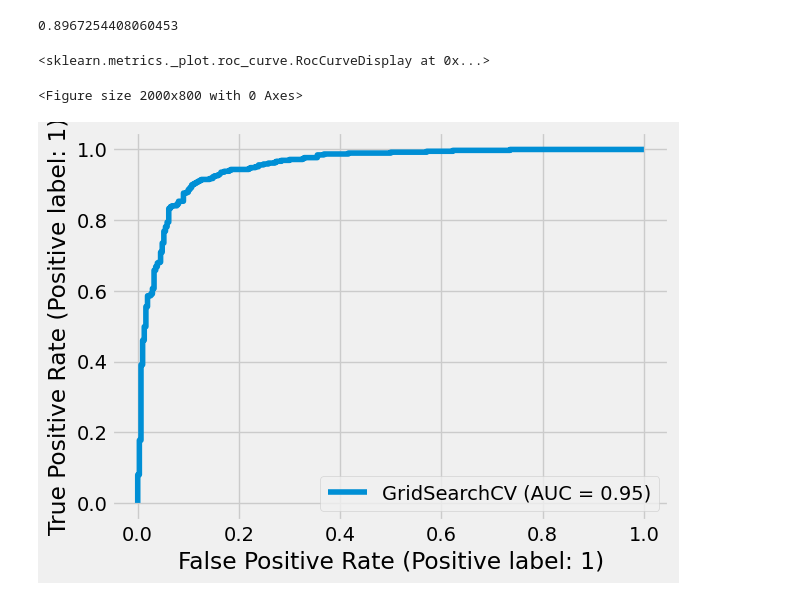
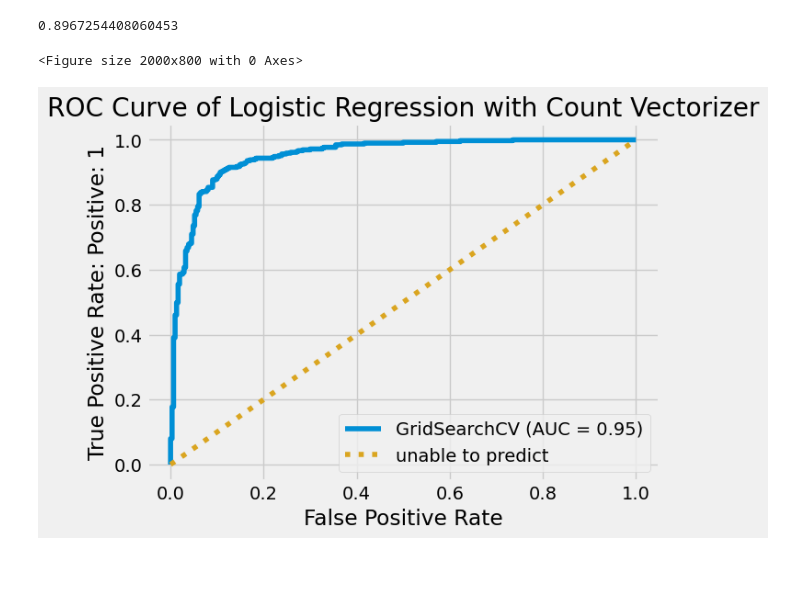
Before and after one commit to FragariaChemist/reddit_nlp_classifier, a Jupyter notebook: 04_logistic_regression_cvec_modeling.ipynb, the cells around one changed output. Cells and saved outputs as stored; diff of their text form; code cells hidden in the pictures; blank space fills up the shorter version.

```diff
--- a/04_logistic_regression_cvec_modeling.ipynb
+++ b/04_logistic_regression_cvec_modeling.ipynb
@@ -225,23 +239,22 @@ metrics.precision_score(y_test, pred)
 # %%
 plt.figure(figsize = (20,8))
 plt.style.use("fivethirtyeight")
 plt.tight_layout()
 
 RocCurveDisplay.from_estimator(gs, X_test, y_test)
 
 # The 50/50 line
-# #plt.plot([0,1], [0,1],
-#          #label = 'unable to predict',
-#          #linestyle = 'dotted',
-#          color = 'goldenrod');
+plt.plot([0,1], [0,1],
+         label = 'unable to predict',
+         linestyle = 'dotted',
+         color = 'goldenrod');
 
-# # Legend
-# plt.legend()
-# plt.title('ROC Curve of Logistic Regression with Count Vectorizer')
-# plt.xlabel('False Positive Rate')
-# plt.ylabel('True Positive Rate: Positive: 1')
-# plt.savefig('./plot_images/logreg_cvec_roc_curve.png', dpi = 192);
+# Legend
+plt.legend()
+plt.title('ROC Curve of Logistic Regression with Count Vectorizer')
+plt.xlabel('False Positive Rate')
+plt.ylabel('True Positive Rate: Positive: 1')
+plt.savefig('./plot_images/logreg_cvec_roc_curve.png', dpi = 192);
 # %% [output]
-<sklearn.metrics._plot.roc_curve.RocCurveDisplay at 0x...>
+<Figure size 2000x800 with 0 Axes>
-<Figure size 2000x800 with 0 Axes>
-[figure, old version]
+[figure, new version]
```
Also changed, not shown: parts of 9 cells of this notebook, 11 other files.
